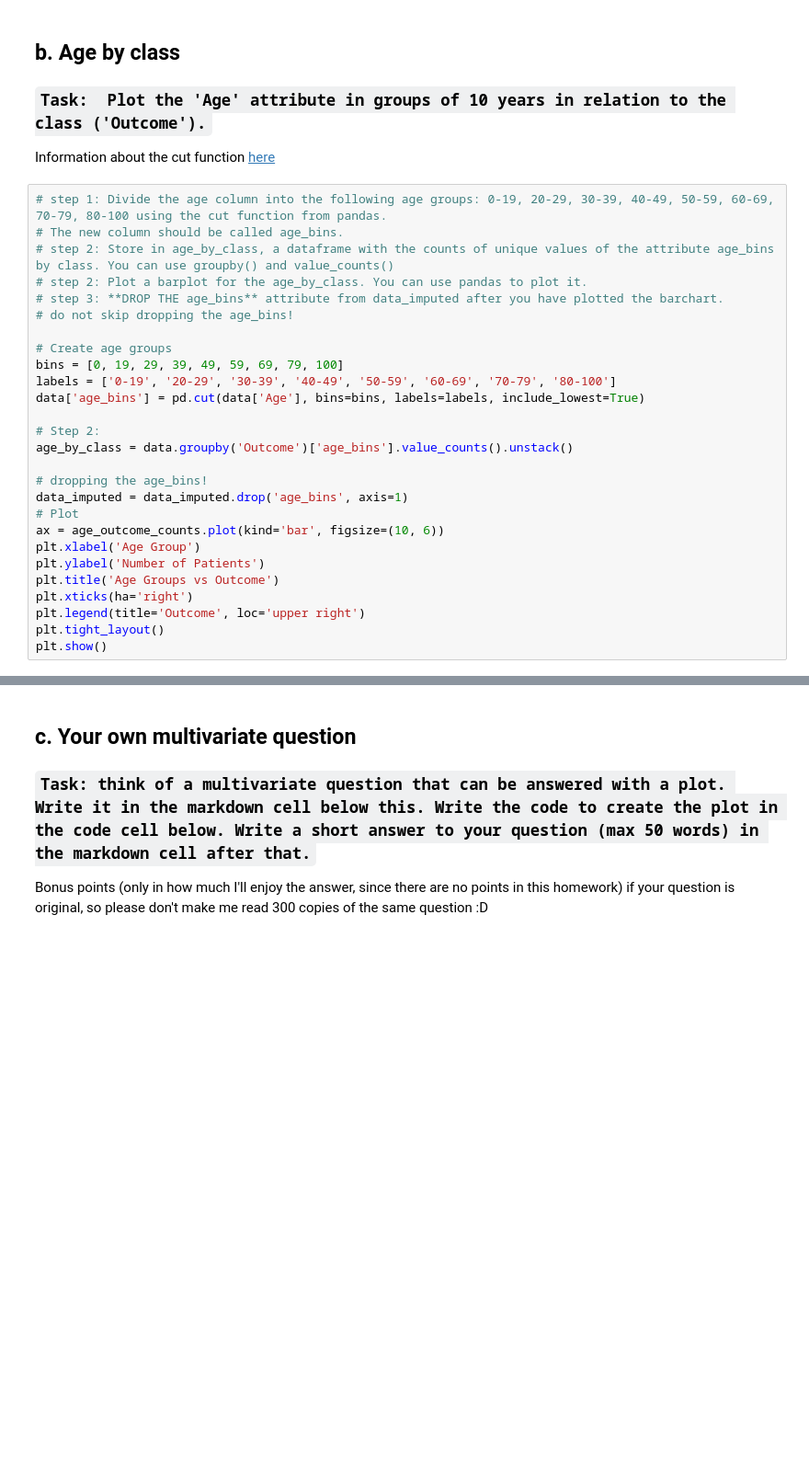
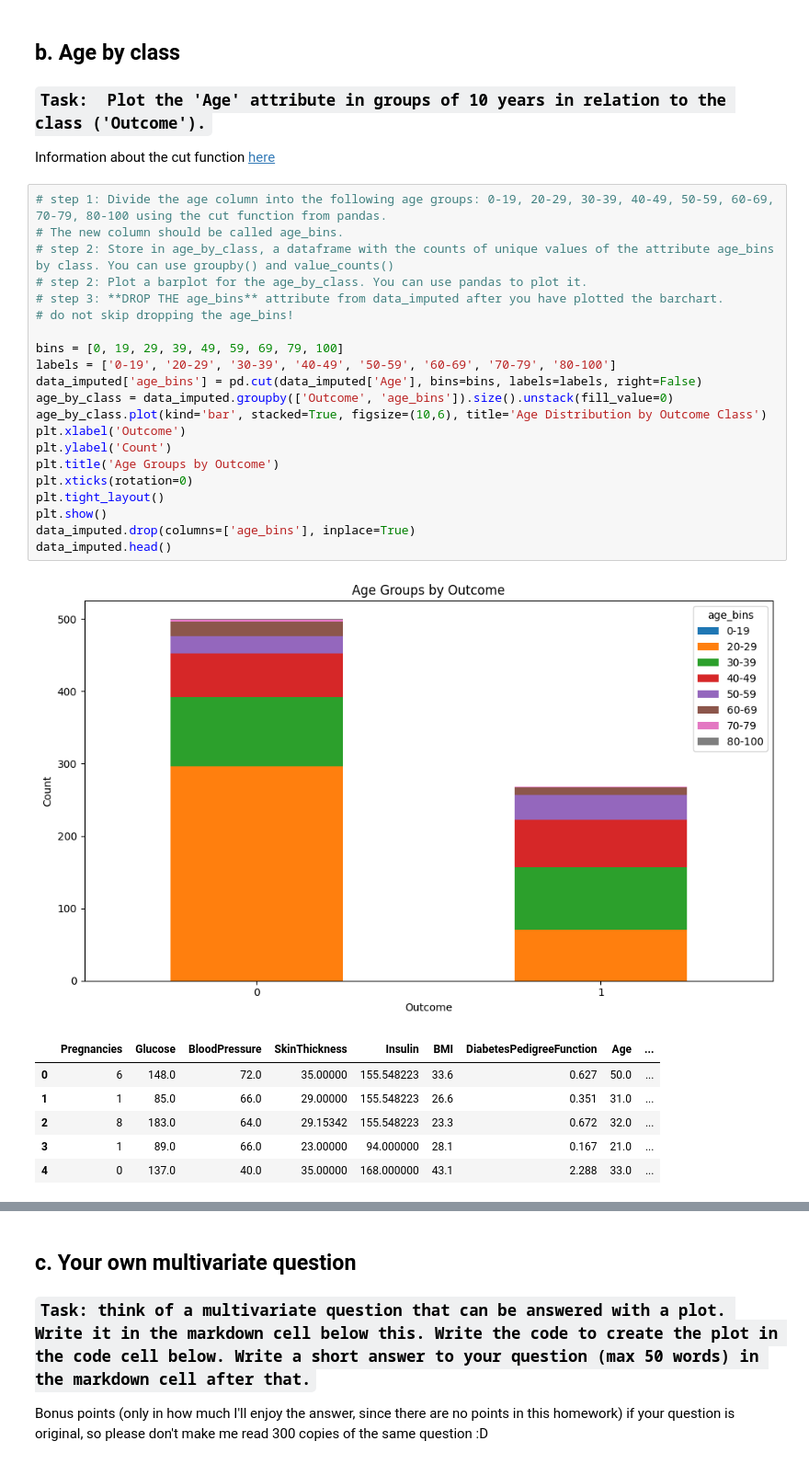
Before and after one commit to muhammad1928/SU-FODS, a Jupyter notebook: homework-1/HW1_instructions_24.ipynb, the cells around one changed output, grey strips where cells are left out. Shown: that part at 92% size. Cells and saved outputs as stored; diff of their text form; blank space fills up the shorter version.

```diff
--- a/homework-1/HW1_instructions_24.ipynb
+++ b/homework-1/HW1_instructions_24.ipynb
@@ -326,30 +390,32 @@ Information about the cut function [here](https://pandas.pydata.org/pandas-docs/
 # %%
 # step 1: Divide the age column into the following age groups: 0-19, 20-29, 30-39, 40-49, 50-59, 60-69, 70-79, 80-100 using the cut function from pandas.
 # The new column should be called age_bins.
 # step 2: Store in age_by_class, a dataframe with the counts of unique values of the attribute age_bins by class. You can use groupby() and value_counts()
 # step 2: Plot a barplot for the age_by_class. You can use pandas to plot it.
 # step 3: **DROP THE age_bins** attribute from data_imputed after you have plotted the barchart.
 # do not skip dropping the age_bins!
 
-# Create age groups
 bins = [0, 19, 29, 39, 49, 59, 69, 79, 100]
 labels = ['0-19', '20-29', '30-39', '40-49', '50-59', '60-69', '70-79', '80-100']
-data['age_bins'] = pd.cut(data['Age'], bins=bins, labels=labels, include_lowest=True)
-
-# Step 2:
-age_by_class = data.groupby('Outcome')['age_bins'].value_counts().unstack()
-
-# dropping the age_bins!
-data_imputed = data_imputed.drop('age_bins', axis=1)
-# Plot
-ax = age_outcome_counts.plot(kind='bar', figsize=(10, 6))
-plt.xlabel('Age Group')
-plt.ylabel('Number of Patients')
-plt.title('Age Groups vs Outcome')
-plt.xticks(ha='right')
-plt.legend(title='Outcome', loc='upper right')
+data_imputed['age_bins'] = pd.cut(data_imputed['Age'], bins=bins, labels=labels, right=False)
+age_by_class = data_imputed.groupby(['Outcome', 'age_bins']).size().unstack(fill_value=0)
+age_by_class.plot(kind='bar', stacked=True, figsize=(10,6), title='Age Distribution by Outcome Class')
+plt.xlabel('Outcome')
+plt.ylabel('Count')
+plt.title('Age Groups by Outcome')
+plt.xticks(rotation=0)
 plt.tight_layout()
 plt.show()
+data_imputed.drop(columns=['age_bins'], inplace=True)
+data_imputed.head()
+# %% [output]
+[figure, added]
+|  | Pregnancies | Glucose | BloodPressure | SkinThickness | Insulin | BMI | DiabetesPedigreeFunction | Age | ... |
+| 0 | 6 | 148.0 | 72.0 | 35.00000 | 155.548223 | 33.6 | 0.627 | 50.0 | ... |
+| 1 | 1 | 85.0 | 66.0 | 29.00000 | 155.548223 | 26.6 | 0.351 | 31.0 | ... |
+| 2 | 8 | 183.0 | 64.0 | 29.15342 | 155.548223 | 23.3 | 0.672 | 32.0 | ... |
+| 3 | 1 | 89.0 | 66.0 | 23.00000 | 94.000000 | 28.1 | 0.167 | 21.0 | ... |
+| 4 | 0 | 137.0 | 40.0 | 35.00000 | 168.000000 | 43.1 | 2.288 | 33.0 | ... |
 # %%
 # do not delete this
 data_imputed.head()
```
Also changed, not shown: parts of 31 cells of this notebook.
